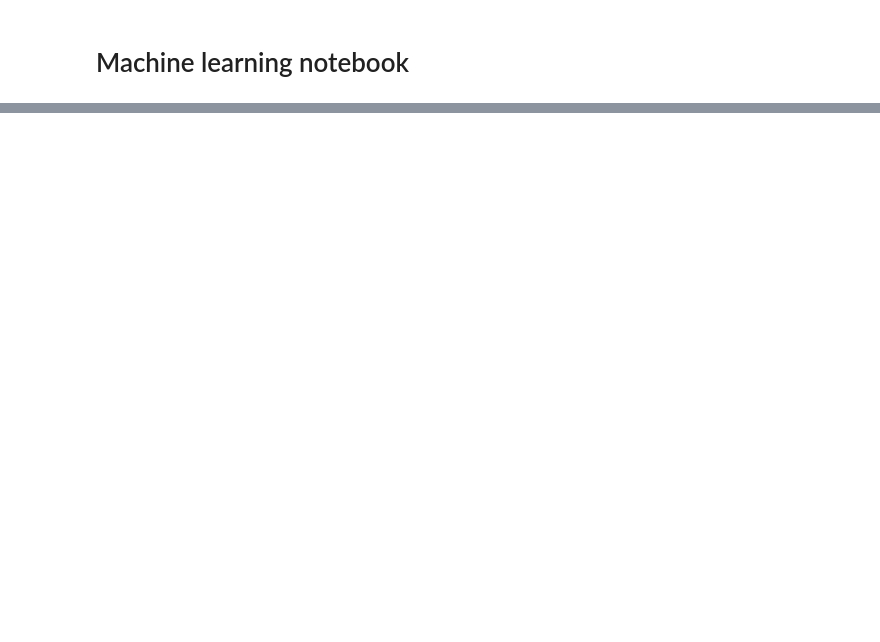
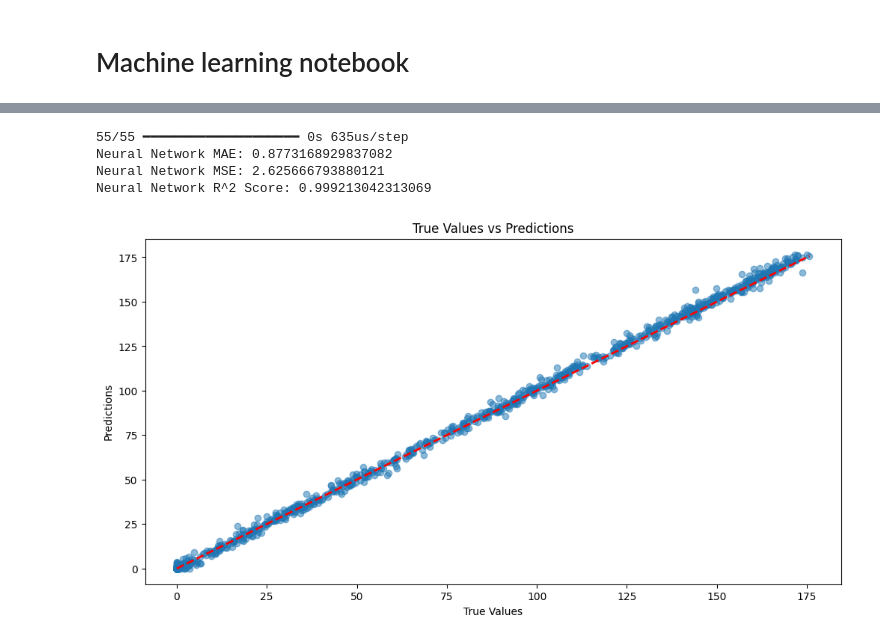
Before and after one commit to elyousfy/Solar_Work, a Jupyter notebook: Machine_Learning/Machine_Learning.ipynb, the cells around one changed output, grey strips where cells are left out. Drawn from its saved outputs; the diff is of its cells as text; code cells hidden in the pictures; blank space fills up the shorter version.

```diff
--- a/Machine_Learning/Machine_Learning.ipynb
+++ b/Machine_Learning/Machine_Learning.ipynb
@@ -52,0 +358,31 @@ X_train_selected, X_test_selected, y_train_selected, y_test_selected = train_tes
+# %%
+import matplotlib.pyplot as plt
+from keras.optimizers import Adam
+
+# Make predictions on the test set
+y_pred = model.predict(X_test_scaled)
+from sklearn.metrics import mean_absolute_error, mean_squared_error, r2_score
+
+# Evaluate performance
+mae = mean_absolute_error(y_test, y_pred)
+mse = mean_squared_error(y_test, y_pred)
+r2 = r2_score(y_test, y_pred)
+
+print(f'Neural Network MAE: {mae}')
+print(f'Neural Network MSE: {mse}')
+print(f'Neural Network R^2 Score: {r2}')
+
+# Plot true vs predicted values
+plt.figure(figsize=(12, 6))
+plt.scatter(y_test, y_pred, alpha=0.5)
+plt.plot([y_test.min(), y_test.max()], [y_test.min(), y_test.max()], 'r--', lw=2)  # Diagonal line
+plt.xlabel('True Values')
+plt.ylabel('Predictions')
+plt.title('True Values vs Predictions')
+plt.show()
+# %% [output]
+55/55 ━━━━━━━━━━━━━━━━━━━━ 0s 635us/step
+Neural Network MAE: 0.8773168929837082
+Neural Network MSE: 2.625666793880121
+Neural Network R^2 Score: 0.999213042313069
+[figure, added]
```
Also changed, not shown: parts of 19 cells of this notebook, 23 other files.
